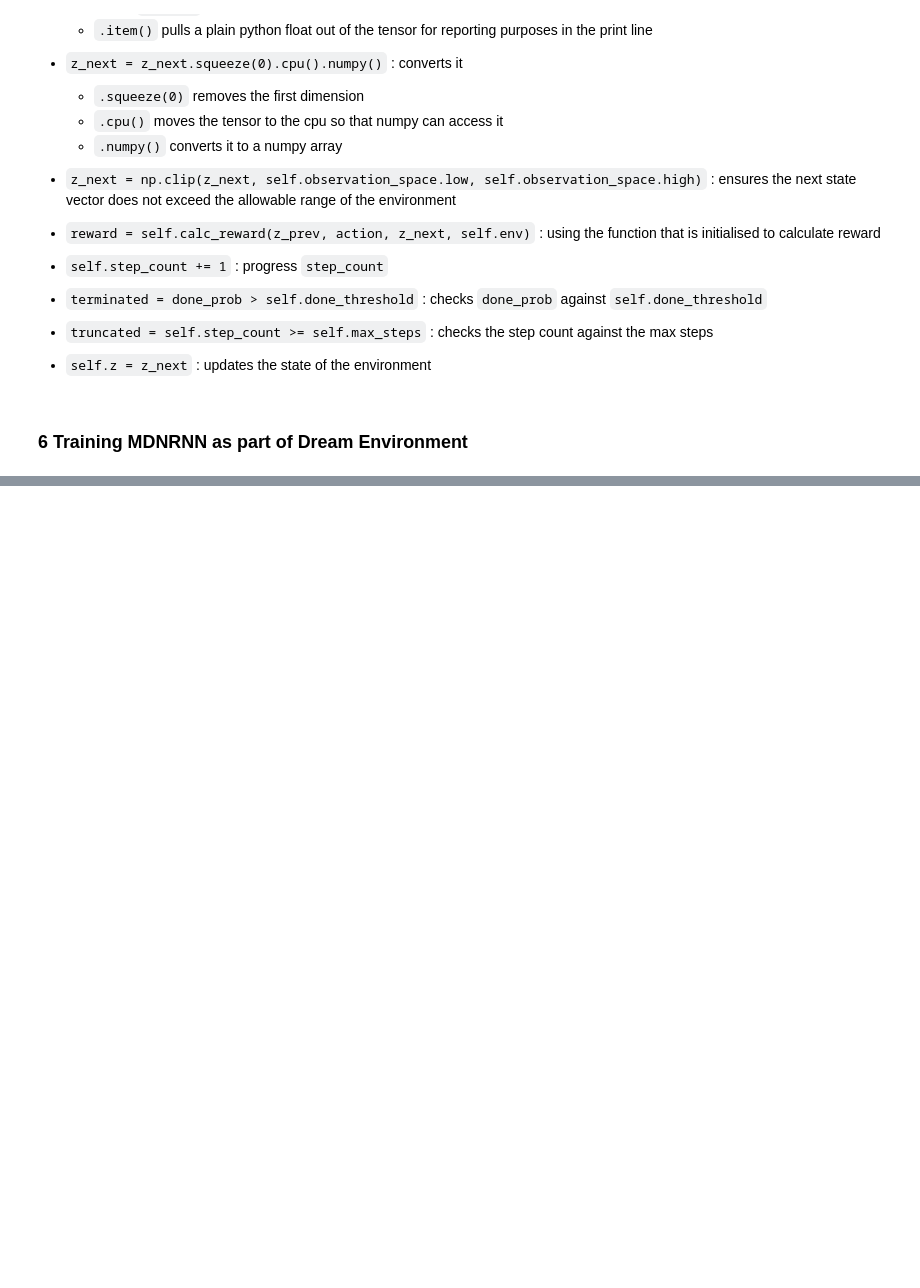
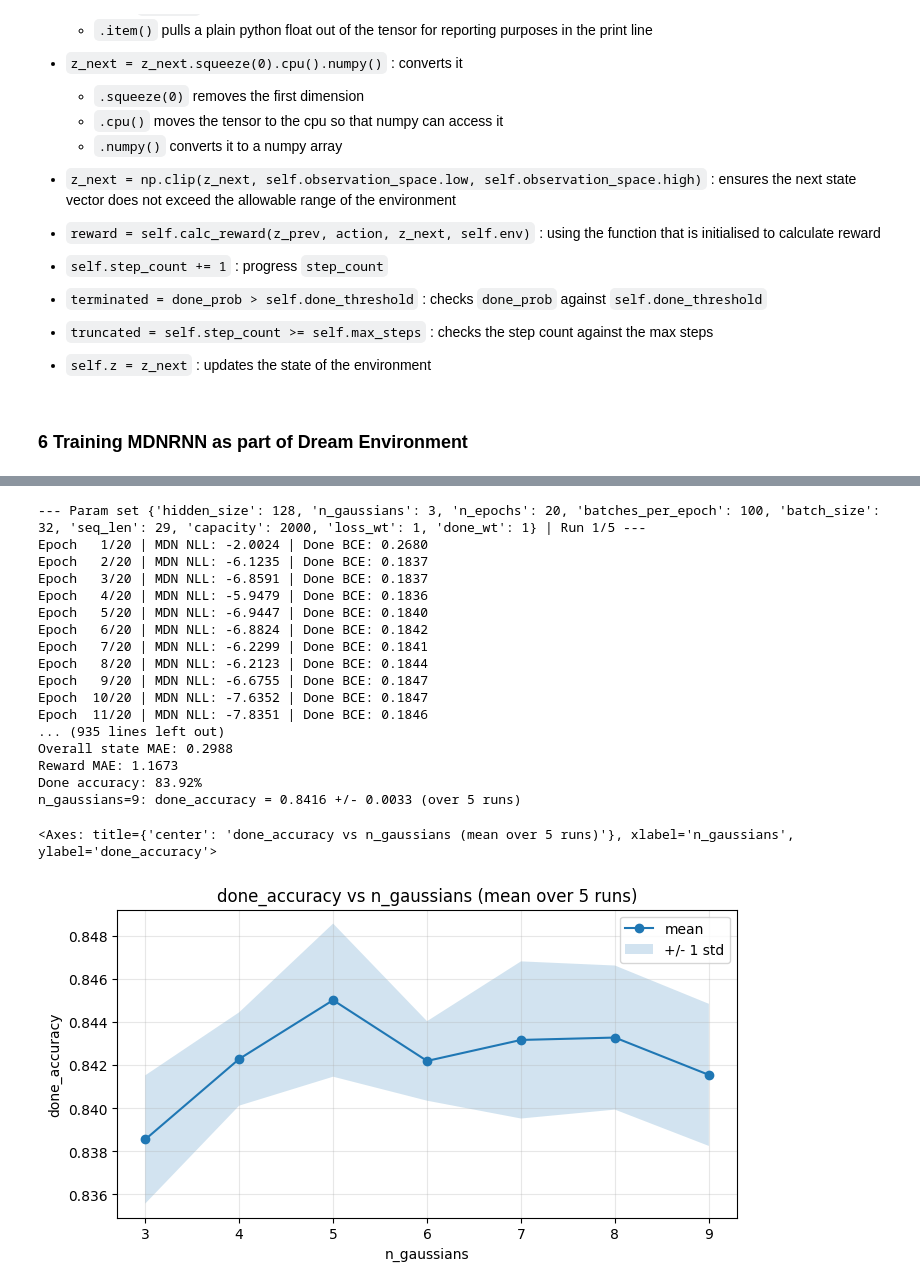
Before and after one commit to vruaaan/reinforcement-learning-projects, a Jupyter notebook: worldmodel.ipynb, the cells around one changed output, grey strips where cells are left out. Saved outputs shown, nothing was run; the diff lists cells and outputs as text; code cells hidden in the pictures; blank space fills up the shorter version.

```diff
--- a/worldmodel.ipynb
+++ b/worldmodel.ipynb
@@ -1019,0 +1293,38 @@ Done accuracy: 89.30%
+# %%
+ng1_params = {"hidden_size" : 128, "n_gaussians" : 3, "n_epochs" : 20, "batches_per_epoch" : 100,
+                  "batch_size" : 32, "seq_len" : env.max_steps - 1,  "capacity" : 2000, "loss_wt" : 1, 'done_wt' : 1}
+ng2_params = {"hidden_size" : 128, "n_gaussians" : 4, "n_epochs" : 20, "batches_per_epoch" : 100,
+                  "batch_size" : 32, "seq_len" : env.max_steps - 1,  "capacity" : 2000, "loss_wt" : 1, 'done_wt' : 1}
+ng3_params = {"hidden_size" : 128, "n_gaussians" : 6, "n_epochs" : 20, "batches_per_epoch" : 100,
+                  "batch_size" : 32, "seq_len" : env.max_steps - 1,  "capacity" : 2000, "loss_wt" : 1, 'done_wt' : 1}
+ng4_params = {"hidden_size" : 128, "n_gaussians" : 7, "n_epochs" : 20, "batches_per_epoch" : 100,
+                  "batch_size" : 32, "seq_len" : env.max_steps - 1,  "capacity" : 2000, "loss_wt" : 1, 'done_wt' : 1}
+ng5_params = {"hidden_size" : 128, "n_gaussians" : 8, "n_epochs" : 20, "batches_per_epoch" : 100,
+                  "batch_size" : 32, "seq_len" : env.max_steps - 1,  "capacity" : 2000, "loss_wt" : 1, 'done_wt' : 1}
+ng6_params = {"hidden_size" : 128, "n_gaussians" : 9, "n_epochs" : 20, "batches_per_epoch" : 100,
+                  "batch_size" : 32, "seq_len" : env.max_steps - 1,  "capacity" : 2000, "loss_wt" : 1, 'done_wt' : 1}
+
+ng_lst = [ng1_params, ng2_params, control_params, ng3_params, ng4_params, ng5_params, ng6_params]
+# %%
+ng_group = train_list(ng_lst, 5)
+plot_accuracy_vs_variable(ng_group, "n_gaussians")
+# %% [output]
+--- Param set {'hidden_size': 128, 'n_gaussians': 3, 'n_epochs': 20, 'batches_per_epoch': 100, 'batch_size': 32, 'seq_len': 29, 'capacity': 2000, 'loss_wt': 1, 'done_wt': 1} | Run 1/5 ---
+Epoch   1/20 | MDN NLL: -2.0024 | Done BCE: 0.2680
+Epoch   2/20 | MDN NLL: -6.1235 | Done BCE: 0.1837
+Epoch   3/20 | MDN NLL: -6.8591 | Done BCE: 0.1837
+Epoch   4/20 | MDN NLL: -5.9479 | Done BCE: 0.1836
+Epoch   5/20 | MDN NLL: -6.9447 | Done BCE: 0.1840
+Epoch   6/20 | MDN NLL: -6.8824 | Done BCE: 0.1842
+Epoch   7/20 | MDN NLL: -6.2299 | Done BCE: 0.1841
+Epoch   8/20 | MDN NLL: -6.2123 | Done BCE: 0.1844
+Epoch   9/20 | MDN NLL: -6.6755 | Done BCE: 0.1847
+Epoch  10/20 | MDN NLL: -7.6352 | Done BCE: 0.1847
+Epoch  11/20 | MDN NLL: -7.8351 | Done BCE: 0.1846
+... (935 lines left out)
+Overall state MAE: 0.2988
+Reward MAE: 1.1673
+Done accuracy: 83.92%
+n_gaussians=9: done_accuracy = 0.8416 +/- 0.0033 (over 5 runs)
+<Axes: title={'center': 'done_accuracy vs n_gaussians (mean over 5 runs)'}, xlabel='n_gaussians', ylabel='done_accuracy'>
+[figure, added]
```
Also changed, not shown: parts of 36 cells of this notebook, 2 other files.
